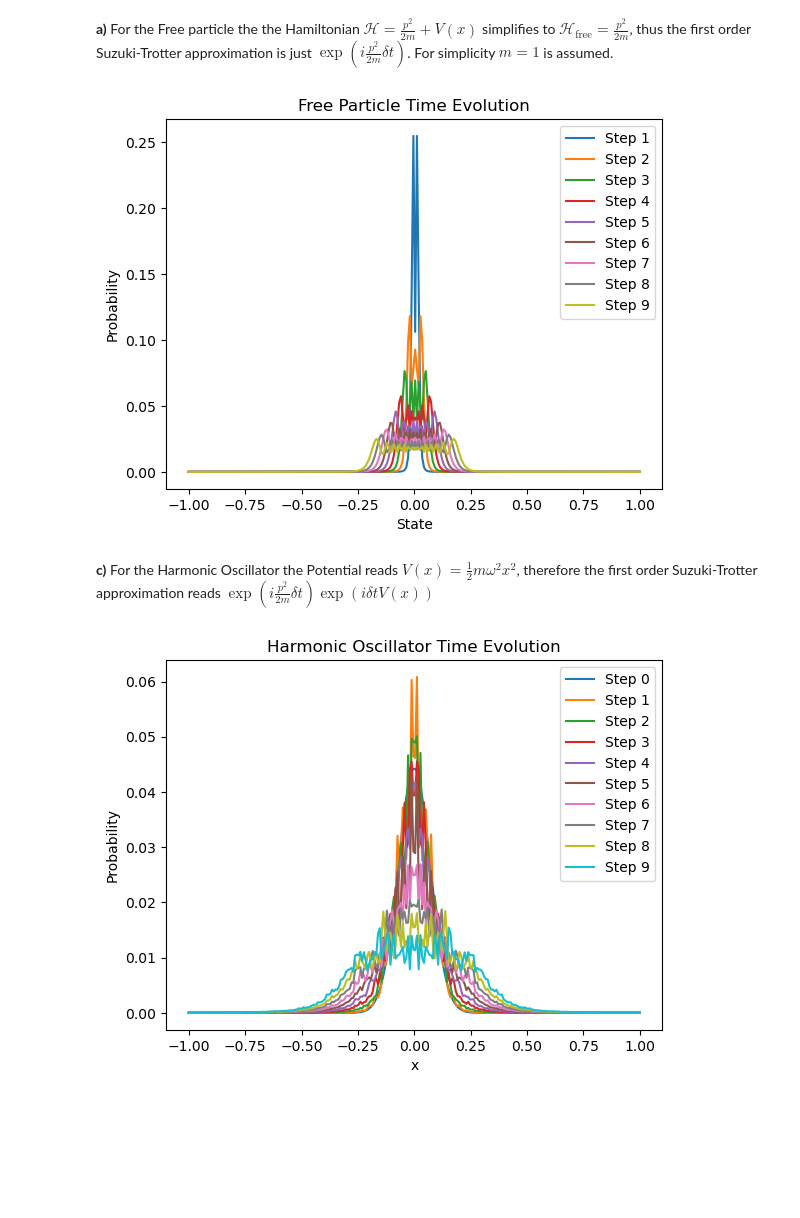
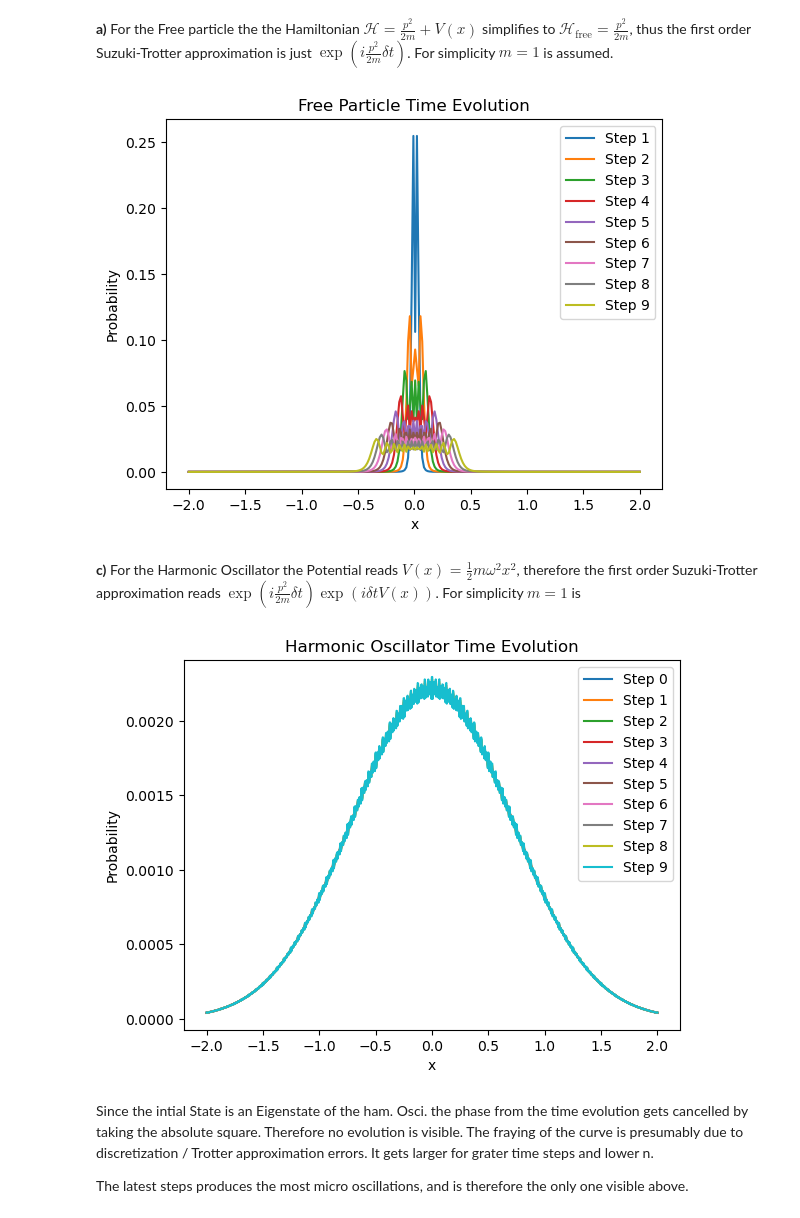
Before and after one commit to BenediktAuer/QC, a Jupyter notebook: Sheet 8/Ex2.ipynb, the cells around one changed output. Saved outputs shown, nothing was run; the diff lists cells and outputs as text; code cells hidden in the pictures; blank space fills up the shorter version.

```diff
--- a/Sheet 8/Ex2.ipynb
+++ b/Sheet 8/Ex2.ipynb
@@ -55,5 +53,4 @@ sim = AerSimulator(method='statevector')
 # %%
 n = 8
 dt = 1
-initialConditon = 2**n//2
-L=2
+L=4
@@ -79,40 +70,53 @@ def free_particle_sim(num_steps,dt,n,initialConditon):
             statevec =np.abs( sim.run(qiskit.transpile(qc, sim),shots=1000).result().get_statevector(qc))**2
             plt.plot(np.linspace(-L/2, L/2, 2**n),statevec,label = f'Step {i}')
 
-    plt.xlabel("State") # plotting the states in decimal numbered states
+    plt.xlabel("x") # plotting the states in decimal numbered states
     plt.ylabel("Probability")
     plt.title("Free Particle Time Evolution")
     plt.legend()
     plt.show()
 free_particle_sim(10,dt,n,2**n//2)
 # %% [output]
-[figure, old version]
+[figure, new version]
 # %% [markdown]
-**c)** For the Harmonic Oscillator the Potential reads $V(x) =  \frac{1}{2}m\omega^2x^2$, therefore the  first order Suzuki-Trotter approximation reads $\exp{\left(i\frac{p^2}{2m}\delta t\right)} \exp{\left ( i\delta t V(x) \right)}$
+**c)** For the Harmonic Oscillator the Potential reads $V(x) =  \frac{1}{2}m\omega^2x^2$, therefore the  first order Suzuki-Trotter approximation reads $\exp{\left(i\frac{p^2}{2m}\delta t\right)} \exp{\left ( i\delta t V(x) \right)}$. For simplicity $m=1$ is
+# %%
+n = 10
+L=4
+# %%
+def get_Ham_Oszi_Ground_state(L,n):
+    x = np.linspace(-L/2, L/2, 2**n)
+    psi0 =(1/np.pi)**(1/4)*np.exp(-1/2*x**2)
+    return psi0/np.linalg.norm(psi0)
+psi_0 = get_Ham_Oszi_Ground_state(L,n)
 # %%
 def ham_osci_sim(num_steps,dt,n,L,initialConditon,omega=1):
     step = kinetic_Step(dt,n)
     pot_Step = harmonic_Pot_Step(dt,n,L,omega)
     for i in range(*num_steps):
         qc = getCircuit(n, initialConditon)
         for _ in range(i):
             qc.append(pot_Step,qc.qubits[:])
             qc.append(QFT(n,do_swaps=False),qc.qubits[:])
             qc.append(step,qc.qubits[:])
             qc.append(QFT(n, inverse=True,do_swaps=False),qc.qubits[:])
 
         #sim of curcuit
         qc.save_statevector()
         # if i!=0:
         statevec =np.abs( sim.run(qiskit.transpile(qc, sim),shots=1000).result().get_statevector(qc))**2
         plt.plot(np.linspace(-L/2, L/2, 2**n),statevec,label = f'Step {i}')
 
-    plt.xlabel("x") # plotting the states in decimal numbered states
+    plt.xlabel("x")
     plt.ylabel("Probability")
     plt.title("Harmonic Oscillator Time Evolution")
     plt.legend()
     # plt.plot(x, 1/2*x**2)
     plt.show()
-ham_osci_sim((0,10),1,n,L,psi_0)
+ham_osci_sim((0,10),0.01,n,L,psi_0)
 # %% [output]
-[figure, old version]
+[figure, new version]
+# %% [markdown]
+Since the intial State is an Eigenstate of the ham. Osci. the phase from the time evolution gets cancelled by taking the absolute square. Therefore no evolution is visible. The fraying of the curve is presumably due to discretization / Trotter approximation errors. It gets larger for grater time steps and lower n.
+
+The latest steps produces the most micro oscillations, and is therefore the only one visible above.
```
Also changed, not shown: parts of 3 cells of this notebook.
